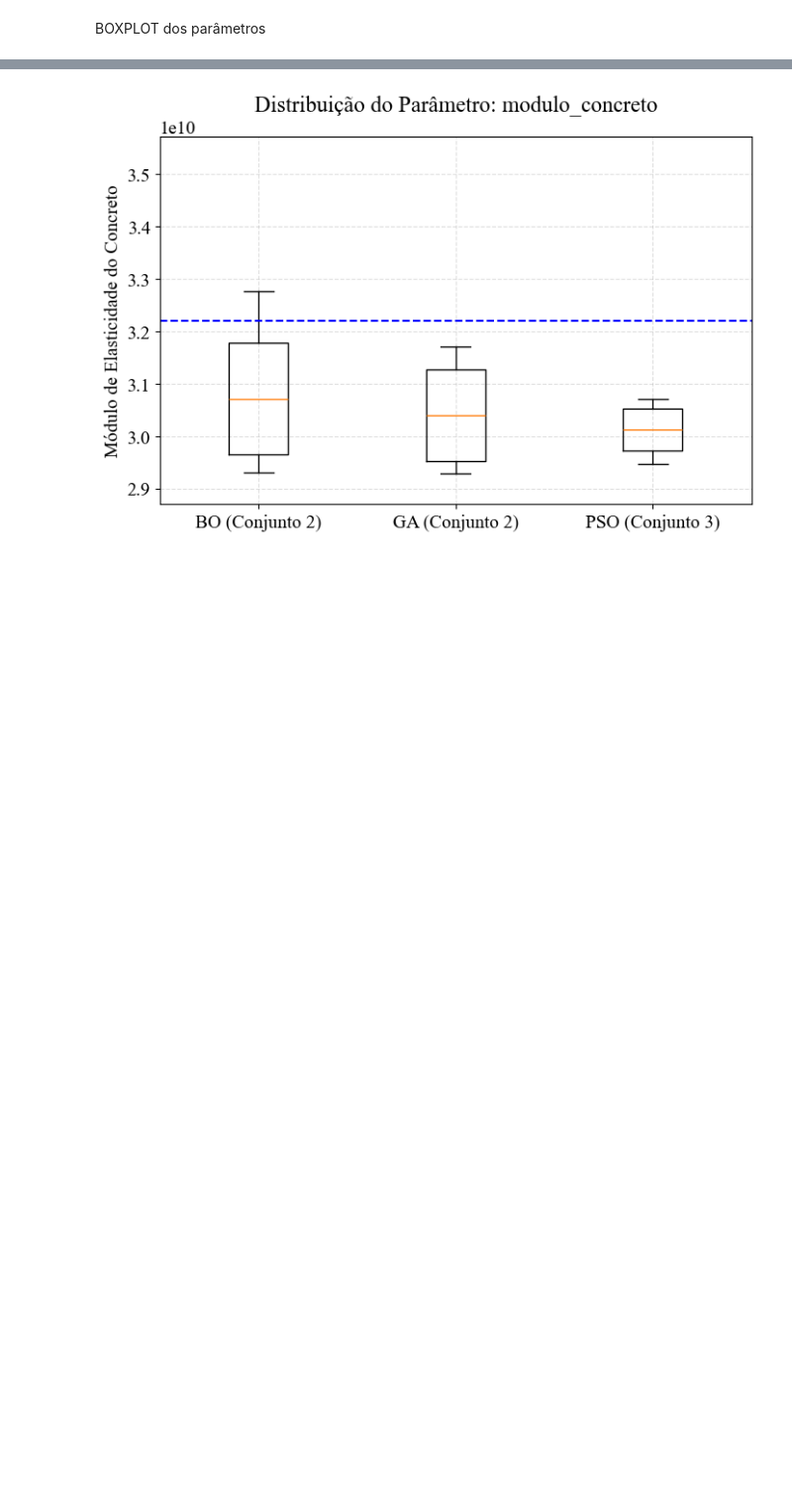
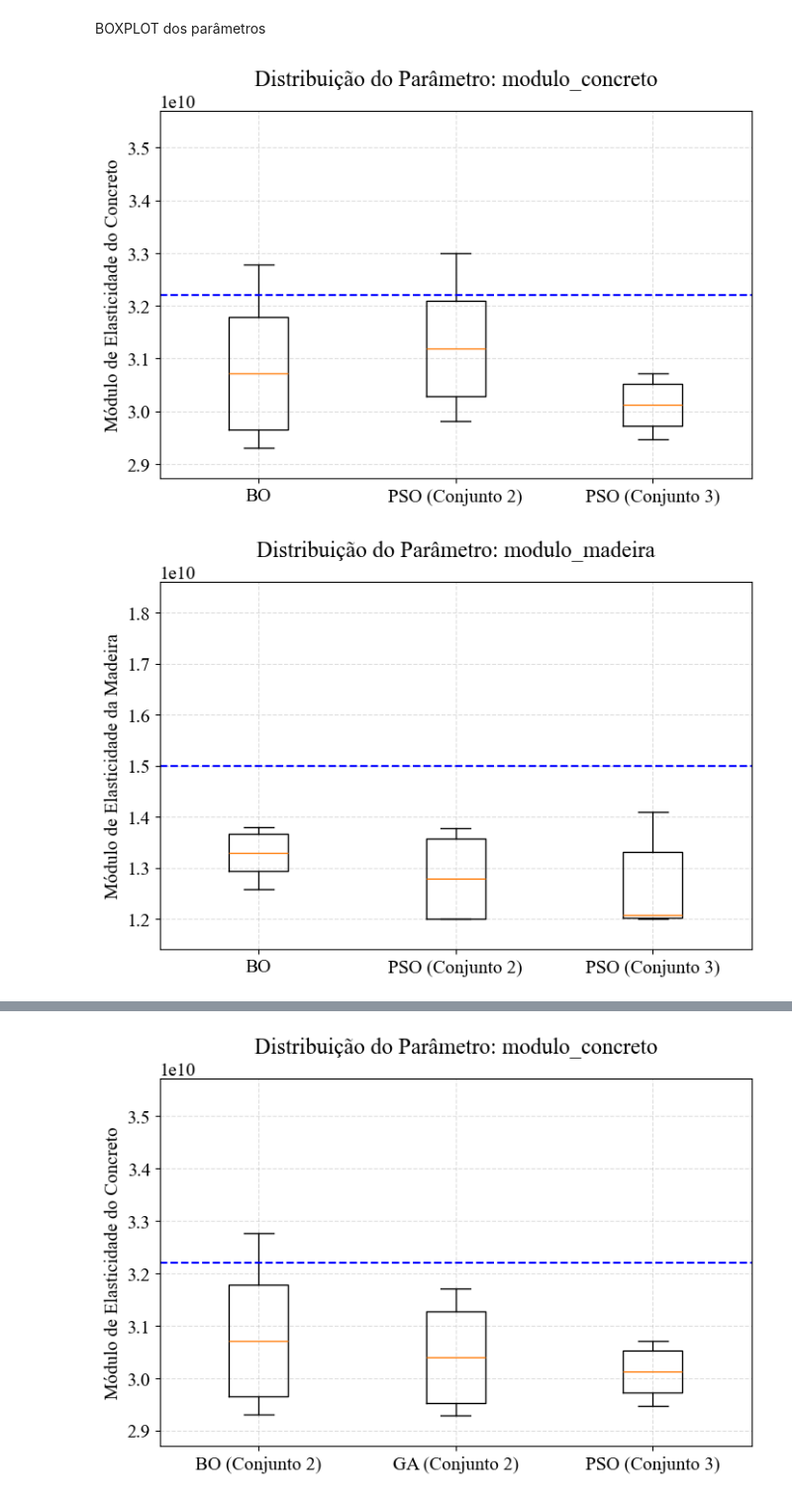
Before and after one commit to joaovfdias/optim_model_updating, a Jupyter notebook: plot/plot_testing_4_notebook.ipynb, the cells around one changed output, grey strips where cells are left out. Shown at 99% size. Cells and saved outputs as stored; diff of their text form; code cells hidden in the pictures; blank space fills up the shorter version.

Commit message:
robust_plotter.py: boxplot ajusta a label dependedo da situação. aceita lista de algoritmos.

```diff
--- a/plot/plot_testing_4_notebook.ipynb
+++ b/plot/plot_testing_4_notebook.ipynb
@@ -24,7 +24,7 @@ dataset = load_experiment_dataset(log_dir)
 # Filtrar conjuntos (boxplot)
 filter_sets = {
     "GA": [2],
-    "PSO": [3],
+    "PSO": [3, 2],
     "BO": [2]
 }
 # %% [markdown]
@@ -43,4 +43,7 @@ BOXPLOT dos parâmetros
 # %%
 # Plot parameter distribution
 for param in dadosp.keys:
-    plot_parameter_boxplot(dataset, param, algo="PSO", key_to_name=dadosp.key_to_name, expected_value=expected[param], search_space=dadosp.search_spaces, filter_sets=filter_sets)
+    plot_parameter_boxplot(dataset, param, algo=["PSO", "BO"], key_to_name=dadosp.key_to_name, expected_value=expected[param], search_space=dadosp.search_spaces, filter_sets=filter_sets)
+# %% [output]
+[figure, added]
+[figure, added]
```
Also changed, not shown: parts of 1 cell of this notebook, 1 other file.
